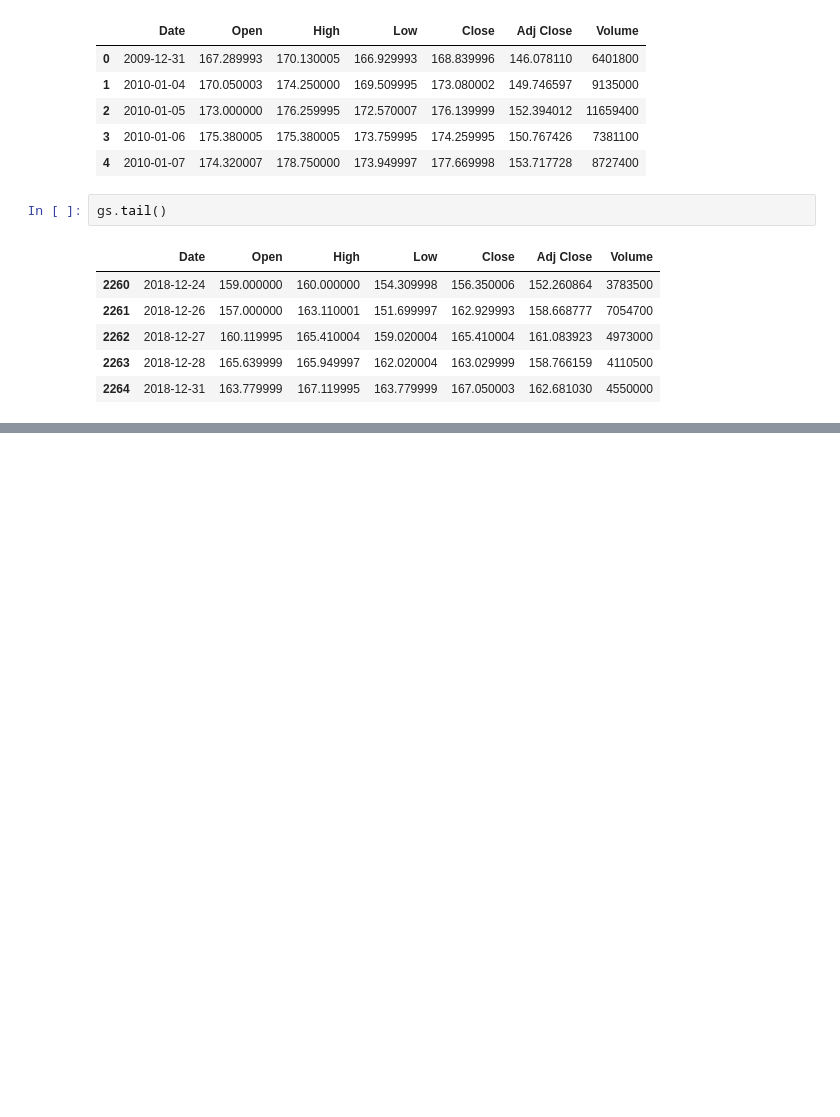
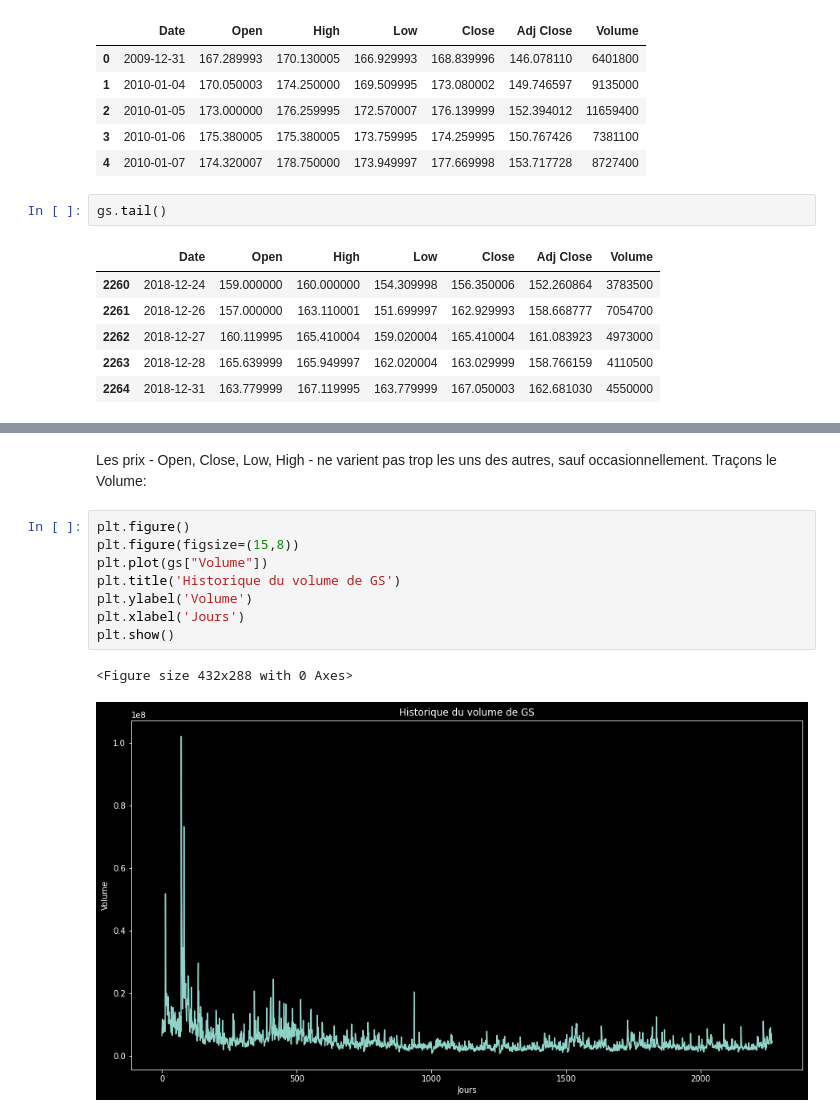
Before and after one commit to adnaneaabbar/stock-trading-system, a Jupyter notebook: stock_trading_system.ipynb, the cells around one changed output, grey strips where cells are left out. Drawn from its saved outputs; the diff is of its cells as text; blank space fills up the shorter version.

```diff
--- a/stock_trading_system.ipynb
+++ b/stock_trading_system.ipynb
@@ -42,0 +62,14 @@ gs.tail()
+# %% [markdown]
+
+Les prix - Open, Close, Low, High - ne varient pas trop les uns des autres, sauf occasionnellement. Traçons le Volume:
+# %%
+plt.figure()
+plt.figure(figsize=(15,8))
+plt.plot(gs["Volume"])
+plt.title('Historique du volume de GS')
+plt.ylabel('Volume')
+plt.xlabel('Jours')
+plt.show()
+# %% [output]
+<Figure size 432x288 with 0 Axes>
+[figure, added]
```
Also changed, not shown: parts of 3 cells of this notebook.
